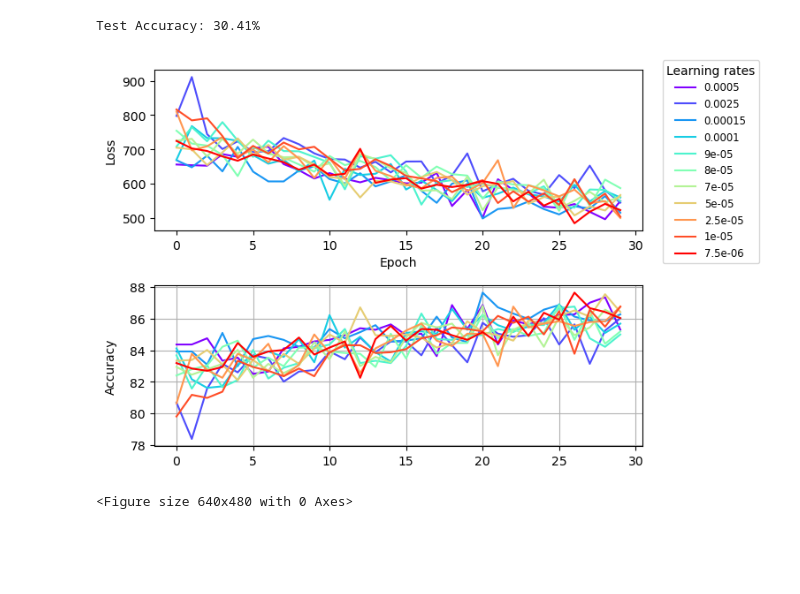
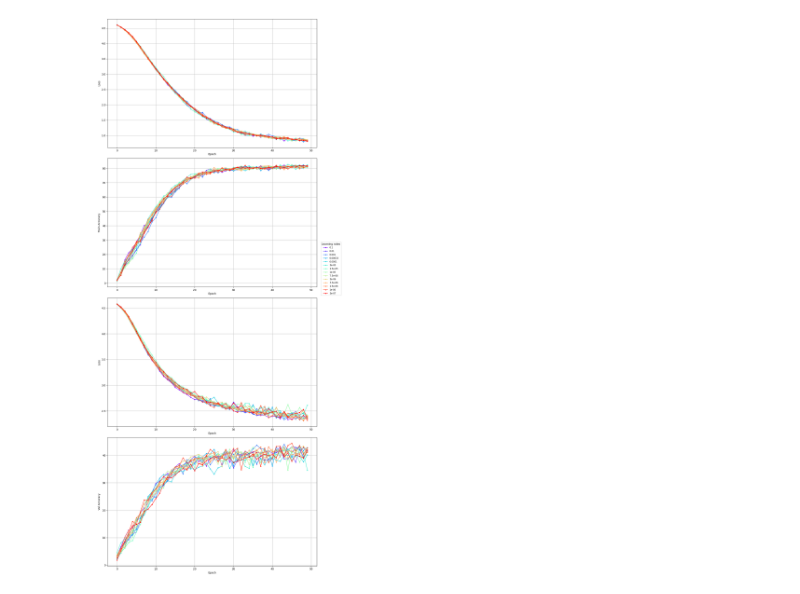
Before and after one commit to INT2-group18/Network, a Jupyter notebook: learning_rate_tests.ipynb, the cells around one changed output. Cells and saved outputs as stored; diff of their text form; code cells hidden in the pictures; blank space fills up the shorter version.

Commit message:
Updated architecture. Added files used for test code

```diff
--- a/learning_rate_tests.ipynb
+++ b/learning_rate_tests.ipynb
@@ -171,7 +138,7 @@ class CNN(nn.Module):
 # %%
-def train_one_epoch(net: nn.Module = None, training_loss: [] = None, training_acc: [] = None, optimizer=None, lr: float = LEARNING_RATE):
+def train_one_epoch(net: nn.Module = None, training_loss: [] = None, training_acc: [] = None, optimizer=None):
     if optimizer is None:
-        optimizer = optim.AdamW(net.parameters(), lr=lr)
+        optimizer = optim.AdamW(net.parameters(), lr=LEARNING_RATE)
 
     net.train()
     running_loss = 0.0
@@ -196,7 +163,7 @@ def train_one_epoch(net: nn.Module = None, training_loss: [] = None, training_ac
         total += labels.size(0)
         correct += torch.sum(predicted == labels).sum().item()
 
-    running_loss /= len(all_train_data)
+    running_loss /= len(train_dataset_extra)
     train_accuracy = 100 * correct / total
     # save data
     training_loss.append(running_loss)
@@ -225,6 +192,7 @@ def validate_one_epoch(net: nn.Module = None, valid_loss: [] = None, valid_acc:
         vaccuracy = 100 * vcorrect / vtotal
 
         # save validation data
+        running_vloss /= len(val_dataset)
         valid_loss.append(running_vloss)
         valid_acc.append(vaccuracy)
         print(f'Validation Loss: {running_vloss:.4f}, Accuracy: {vaccuracy:.2f}%')
@@ -310,9 +284,5 @@ def test_net_from_save(save_folder_path: str = "./saves"):
 gc.collect()
 torch.cuda.empty_cache()
 
-# Create an instance of the CNN and move it to the device
-cnn = CNN().to(device)
-print(cnn)
-
 # Define the loss function and the optimizer
 criterion = nn.CrossEntropyLoss()
@@ -382,37 +373,50 @@ Training Complete in: 00h 18m 58s
 # %%
 # Test the CNN
-test_net(net=cnn)
+# test_net(net=cnn)
-# %% [output]
-Test Accuracy: 30.41%
 # %%
-# Plot
+## Plot
+
+plt.rcParams['axes.grid'] = True
+
 import numpy as np
-fig = plt.figure(tight_layout=True)
-gs = grid.GridSpec(nrows=2, ncols=1)
-ax_l = fig.add_subplot(gs[0, 0])
-ax_l.set_xlabel("Epoch")
-ax_l.set_ylabel("Loss")
-ax_a = fig.add_subplot(gs[1, 0], sharex=ax_l)
-ax_a.set_ylabel("Accuracy")
+fig = plt.figure(tight_layout=True, figsize=(12, 30))
+gs = grid.GridSpec(nrows=4, ncols=1)
+ax_tl = fig.add_subplot(gs[0, 0])
+ax_tl.set_xlabel("Epoch")
+ax_tl.set_ylabel("Loss")
 
-n_plots = len(learning_rate_testers)
+ax_ta = fig.add_subplot(gs[1, 0])
+ax_ta.set_xlabel("Epoch")
+ax_ta.set_ylabel("Train Accuracy")
+
+ax_vl = fig.add_subplot(gs[2, 0])
+ax_vl.set_xlabel("Epoch")
+ax_vl.set_ylabel("Loss")
+
+ax_va = fig.add_subplot(gs[3, 0])
+ax_va.set_xlabel("Epoch")
+ax_va.set_ylabel("Val Accuracy")
+
+n_plots = round(len(learning_rate_tests))
 colours = iter(plt.cm.rainbow(np.linspace(0, 1, n_plots)))
 
 
 for lr_i in range(n_plots):
-  t_losses = all_t_losses[lr_i]
-  t_accs = all_t_accs[lr_i]
-  lr = learning_rate_testers[lr_i]
-  c = next(colours)
-  ax_l.plot(t_losses[30::], label=str(lr), c=c)
-  ax_a.plot(t_accs[30::], label=str(lr), c=c)
+    t_losses = all_t_losses[lr_i]
+    t_accs = all_t_accs[lr_i]
+    v_losses = all_v_losses[lr_i]
+    v_accs = all_v_accs[lr_i]
+    lr = learning_rate_tests[lr_i]
+    c = next(colours)
+    ax_tl.plot(t_losses, label=str(lr), c=c, marker=".")
+    ax_ta.plot(t_accs, label=str(lr), c=c, marker=".")
+    ax_vl.plot(v_losses, label=str(lr), c=c, marker=".")
+    ax_va.plot(v_accs, label=str(lr), c=c, marker=".")
 
 fig.legend(title="Learning rates", fontsize="small", loc=3,
-           labels=[str(i) for i in learning_rate_testers], bbox_to_anchor=(1, 0.5))
+           labels=[str(i) for i in learning_rate_tests], bbox_to_anchor=(1, 0.5))
 fig.align_labels()
-plt.grid()
+plt.savefig("./learning_rates.png")
 plt.show()
-plt.savefig("figs/learning_rates.png")
 # %% [output]
-[figure, old version]
+[figure, new version]
-<Figure size 640x480 with 0 Axes>
```
Also changed, not shown: parts of 12 cells of this notebook, 2 other files.
